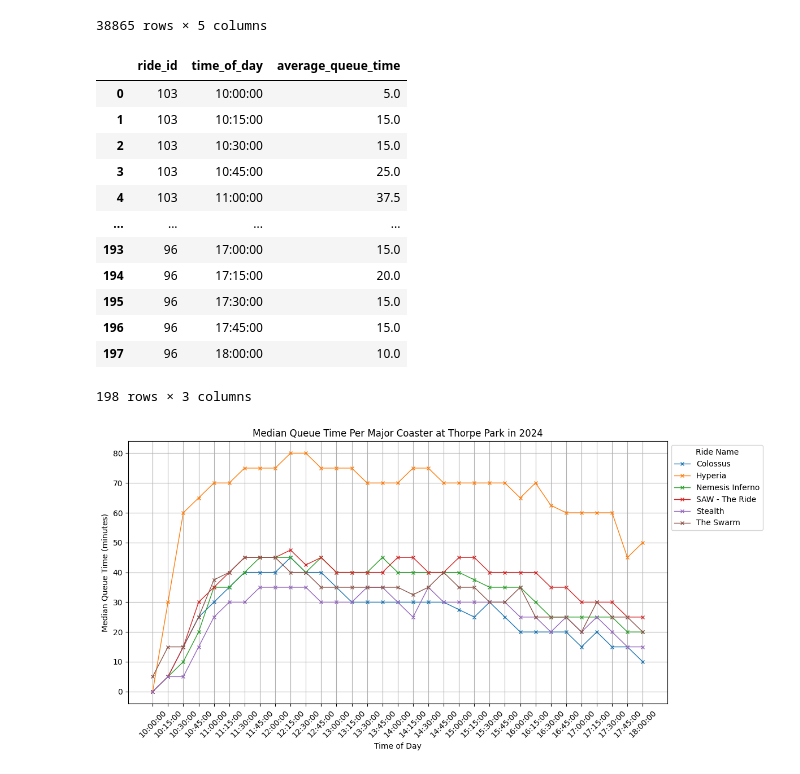
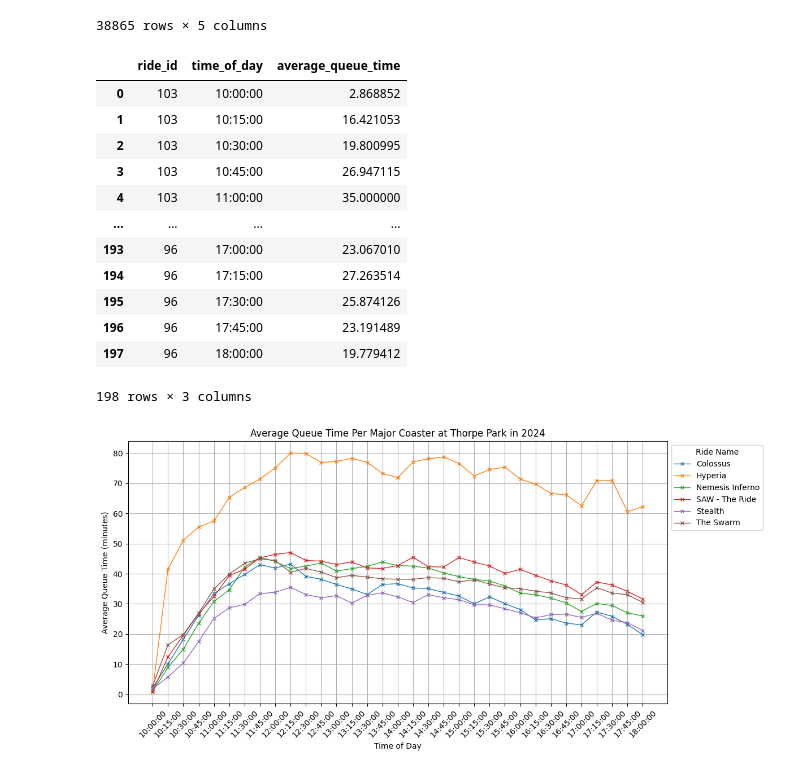
Before and after one commit to ATRedshaw/theme-park-queue-modelling, a Jupyter notebook: analytics/thorpe_park_2024.ipynb, the cells around one changed output. Drawn from its saved outputs; the diff is of its cells as text; code cells hidden in the pictures.

Commit message:
Reverted to average

```diff
--- a/analytics/thorpe_park_2024.ipynb
+++ b/analytics/thorpe_park_2024.ipynb
@@ -111,57 +111,57 @@ display(queue_data_filtered)
 open_queue_data = queue_data_filtered[~queue_data_filtered['is_closed']]
 
 # Group by ride_id and time_of_day, then calculate the mean queue_time
-median_queue_time = open_queue_data.groupby(['ride_id', 'time_of_day'])['queue_time'].median().reset_index()
+average_queue_time = open_queue_data.groupby(['ride_id', 'time_of_day'])['queue_time'].mean().reset_index()
 
 # Rename columns for clarity
-median_queue_time.rename(columns={'queue_time': 'average_queue_time'}, inplace=True)
+average_queue_time.rename(columns={'queue_time': 'average_queue_time'}, inplace=True)
 
 # Display the result
-display(median_queue_time)
+display(average_queue_time)
 # %% [output]
 |  | ride_id | time_of_day | average_queue_time |
-| 0 | 103 | 10:00:00 | 5.0 |
-| 1 | 103 | 10:15:00 | 15.0 |
-| 2 | 103 | 10:30:00 | 15.0 |
-| 3 | 103 | 10:45:00 | 25.0 |
-| 4 | 103 | 11:00:00 | 37.5 |
+| 0 | 103 | 10:00:00 | 2.868852 |
+| 1 | 103 | 10:15:00 | 16.421053 |
+| 2 | 103 | 10:30:00 | 19.800995 |
+| 3 | 103 | 10:45:00 | 26.947115 |
+| 4 | 103 | 11:00:00 | 35.000000 |
 | ... | ... | ... | ... |
-| 193 | 96 | 17:00:00 | 15.0 |
-| 194 | 96 | 17:15:00 | 20.0 |
-| 195 | 96 | 17:30:00 | 15.0 |
-| 196 | 96 | 17:45:00 | 15.0 |
-| 197 | 96 | 18:00:00 | 10.0 |
+| 193 | 96 | 17:00:00 | 23.067010 |
+| 194 | 96 | 17:15:00 | 27.263514 |
+| 195 | 96 | 17:30:00 | 25.874126 |
+| 196 | 96 | 17:45:00 | 23.191489 |
+| 197 | 96 | 18:00:00 | 19.779412 |
 198 rows × 3 columns
 # %%
-# Merge median_queue_time with park_info to include ride_name
-median_queue_time = median_queue_time.merge(park_info[['ride_id', 'ride_name']], on='ride_id', how='left')
+# Rename median_queue_time to average_queue_time
+average_queue_time = average_queue_time.merge(park_info[['ride_id', 'ride_name']], on='ride_id', how='left')
 
 # Create a string representation of the time_of_day column for plotting
-median_queue_time['time_of_day_str'] = median_queue_time['time_of_day'].astype(str)
+average_queue_time['time_of_day_str'] = average_queue_time['time_of_day'].astype(str)
 
 # Plot the data
 plt.figure(figsize=(12, 6))
-for ride_name, group in median_queue_time.groupby('ride_name'):
+for ride_name, group in average_queue_time.groupby('ride_name'):
     plt.plot(group['time_of_day_str'], group['average_queue_time'], marker='x', label=ride_name, linewidth=1, markersize=5)
 
 # Add gridlines
 plt.grid(True)
 
 # Add labels and title
 plt.xlabel('Time of Day')
-plt.ylabel('Median Queue Time (minutes)')
-plt.title('Median Queue Time Per Major Coaster at Thorpe Park in 2024')
+plt.ylabel('Average Queue Time (minutes)')
+plt.title('Average Queue Time Per Major Coaster at Thorpe Park in 2024')
 
 # Add legend
 plt.legend(title='Ride Name', loc='upper left', bbox_to_anchor=(1, 1))
 
 # Rotate x-axis labels for better readability
 plt.xticks(rotation=45)
 
 # Show the plot
 plt.tight_layout()
 # Export
-plt.savefig('median_queue_time_plot.png', dpi=300, bbox_inches='tight')
+plt.savefig('average_queue_time_plot.png', dpi=300, bbox_inches='tight')
 plt.show()
 # %% [output]
-[figure, old version]
+[figure, new version]
```
Also changed, not shown: 2 other files.
